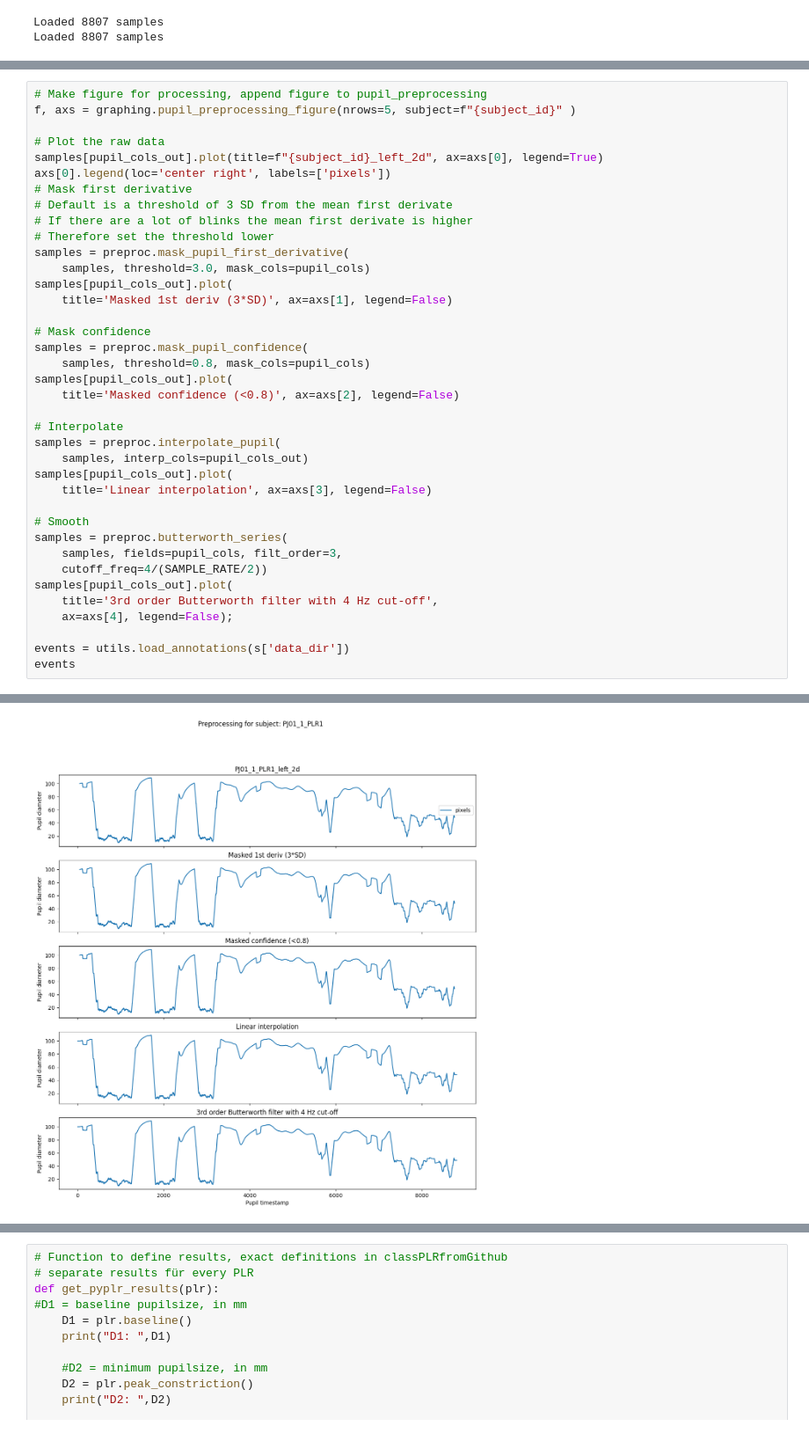
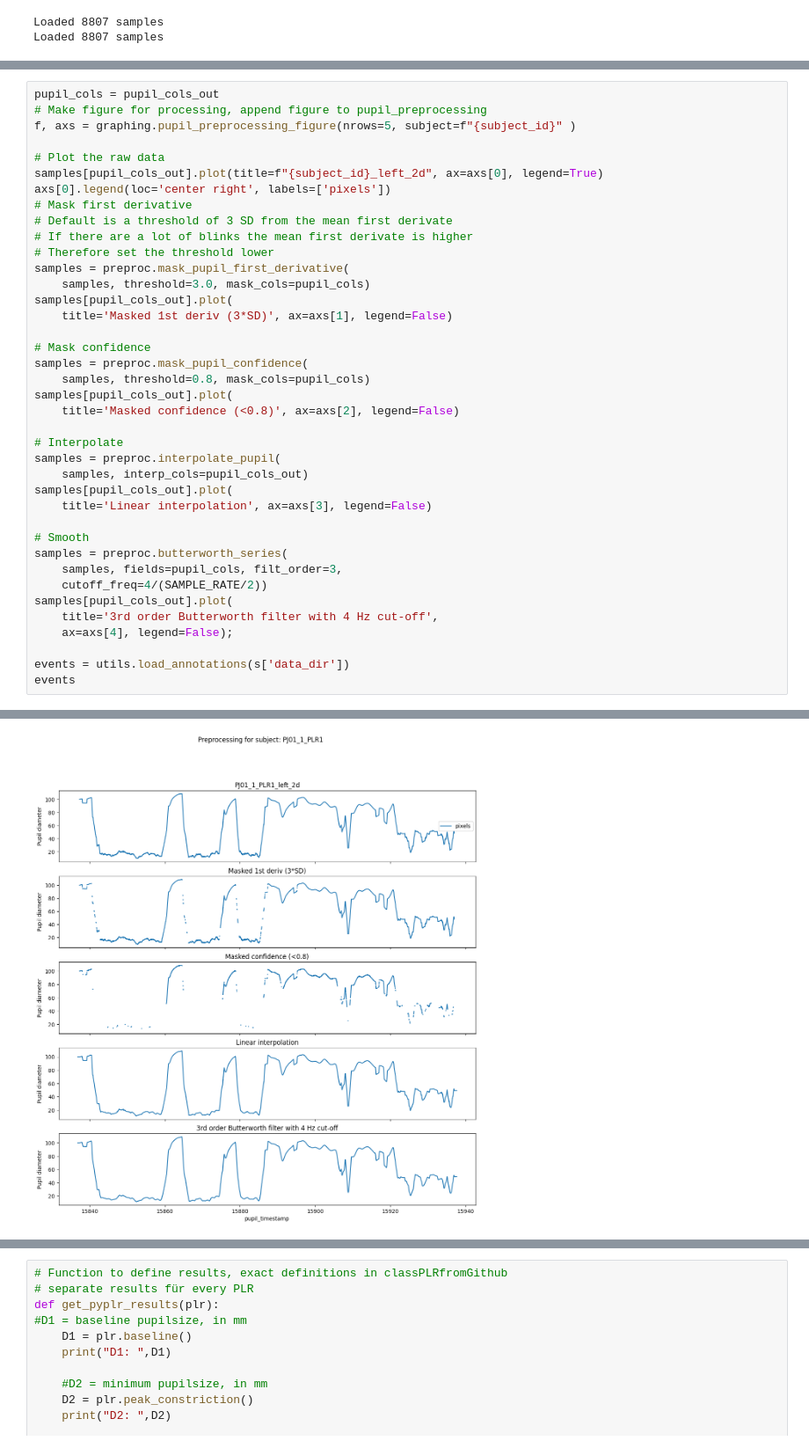
Before and after one commit to KathaMei/Pupille, a Jupyter notebook: Lichtreflex17.6./PupilLightReflex17.06..ipynb, the cells around one changed output, grey strips where cells are left out. Shown: that part at 88% size. Saved outputs shown, nothing was run; the diff lists cells and outputs as text.

Commit message:
Pupillenlichtreflex Anpassung

```diff
--- a/Lichtreflex17.6./PupilLightReflex17.06..ipynb
+++ b/Lichtreflex17.6./PupilLightReflex17.06..ipynb
@@ -149,4 +156,5 @@ plt.show()
 # %%
+pupil_cols = pupil_cols_out
 # Make figure for processing, append figure to pupil_preprocessing
 f, axs = graphing.pupil_preprocessing_figure(nrows=5, subject=f"{subject_id}" )
 
@@ -165,34 +173,34 @@ samples[pupil_cols_out].plot(
 # Mask confidence
 samples = preproc.mask_pupil_confidence(
     samples, threshold=0.8, mask_cols=pupil_cols)
 samples[pupil_cols_out].plot(
     title='Masked confidence (<0.8)', ax=axs[2], legend=False)
 
 # Interpolate
 samples = preproc.interpolate_pupil(
     samples, interp_cols=pupil_cols_out)
 samples[pupil_cols_out].plot(
     title='Linear interpolation', ax=axs[3], legend=False)
 
 # Smooth
 samples = preproc.butterworth_series(
     samples, fields=pupil_cols, filt_order=3,
     cutoff_freq=4/(SAMPLE_RATE/2))
 samples[pupil_cols_out].plot(
     title='3rd order Butterworth filter with 4 Hz cut-off',
     ax=axs[4], legend=False);
 
 events = utils.load_annotations(s['data_dir'])
 events
 # %% [output]
 Loaded 4 events
 |  | index | label | duration |
 | timestamp |  |  |  |
 | 15860.012292 | 692 | LIGHT_ON | NaN |
 | 15875.191991 | 1145 | LIGHT_ON | NaN |
 | 15890.376046 | 1598 | LIGHT_ON | NaN |
 | 15905.591962 | 2052 | LIGHT_ON | NaN |
-[figure, old version]
+[figure, new version]
 # %%
 # Number of samples to extract and which sample should mark the onset of the event
 # 120 data points equal one second with a sample rate of 120
```
Also changed, not shown: parts of 6 cells of this notebook, 3 other files.
